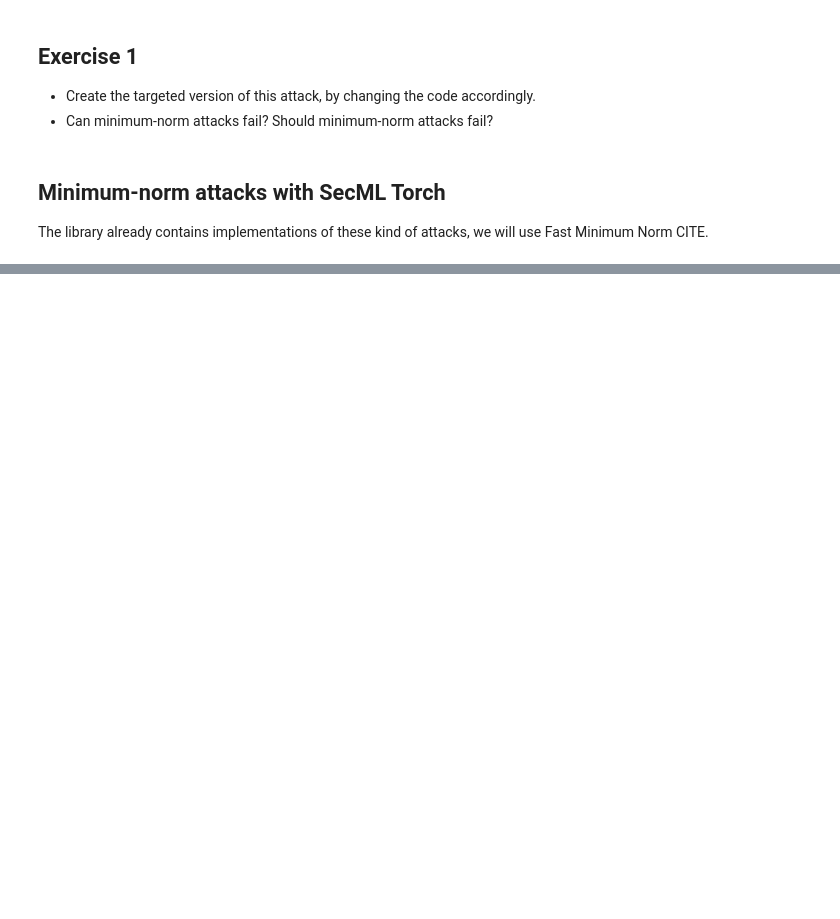
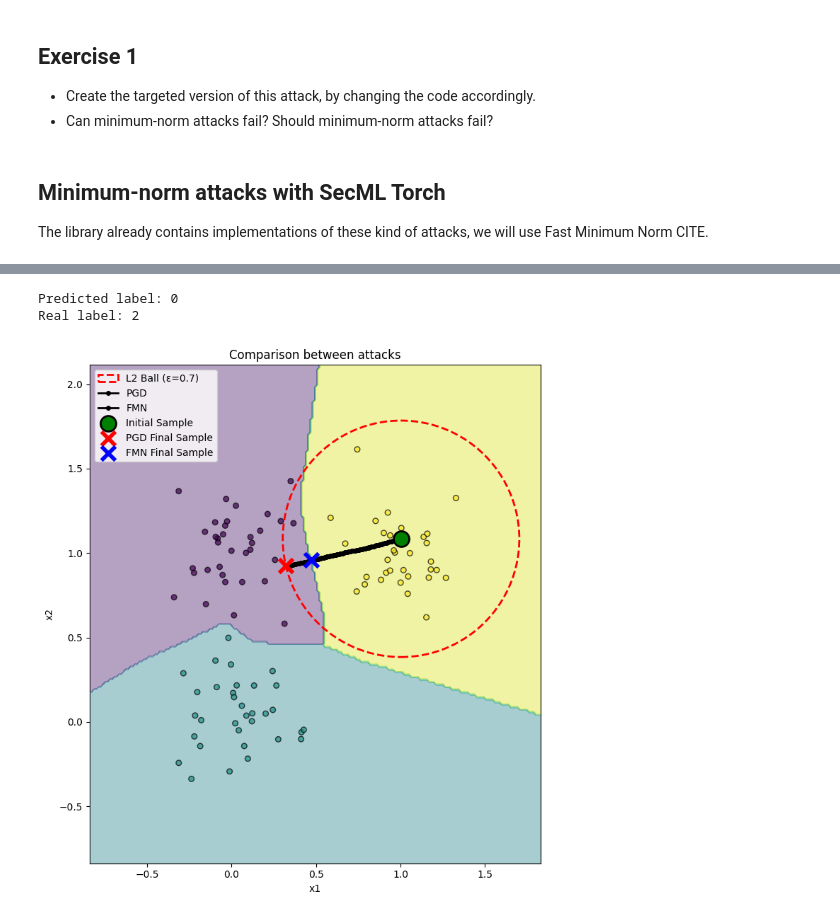
Before and after one commit to zangobot/teaching_material, a Jupyter notebook: 02-MinimumNorm.ipynb, the cells around one changed output, grey strips where cells are left out. Saved outputs shown, nothing was run; the diff lists cells and outputs as text; code cells hidden in the pictures; blank space fills up the shorter version.

```diff
--- a/02-MinimumNorm.ipynb
+++ b/02-MinimumNorm.ipynb
@@ -324,0 +404,33 @@ Real label: 2
+# %%
+from secmlt.adv.evasion.pgd import PGD
+from secmlt.adv.backends import Backends
+from secmlt.adv.evasion.perturbation_models import LpPerturbationModels
+
+path_tracker_pgd = Sample2DTracker()
+alpha = 1e-2
+num_iter=500
+perturbation_model = LpPerturbationModels.L2
+epsilon = 0.7
+single_sample_loader = DataLoader(TensorDataset(X_test[0:1,:], y_test[0:1]), batch_size=1, shuffle=False)
+pgd_attack = PGD(
+    perturbation_model=perturbation_model,
+    num_steps=num_iter,
+    step_size=alpha,
+    y_target=None,
+    epsilon=epsilon,
+    lb=-2,
+    ub=2,
+    backend = Backends.NATIVE,
+    trackers=[path_tracker_pgd]
+)
+
+adv_dataloader = pgd_attack(secmlt_model, single_sample_loader)
+x_adv = adv_dataloader.dataset[0][0]
+y_pred = model(x_adv).argmax(dim=-1)
+print("Predicted label:", y_pred.item(), "\nReal label:",y_test[0].item())
+
+compare_attack_paths(secmlt_model.model, X_test, y_test, X_test[0,:], path_tracker_pgd.get(), path_tracker.get(), epsilon=epsilon)
+# %% [output]
+Predicted label: 0
+Real label: 2
+[figure, added]
```
Also changed, not shown: parts of 8 cells of this notebook.
